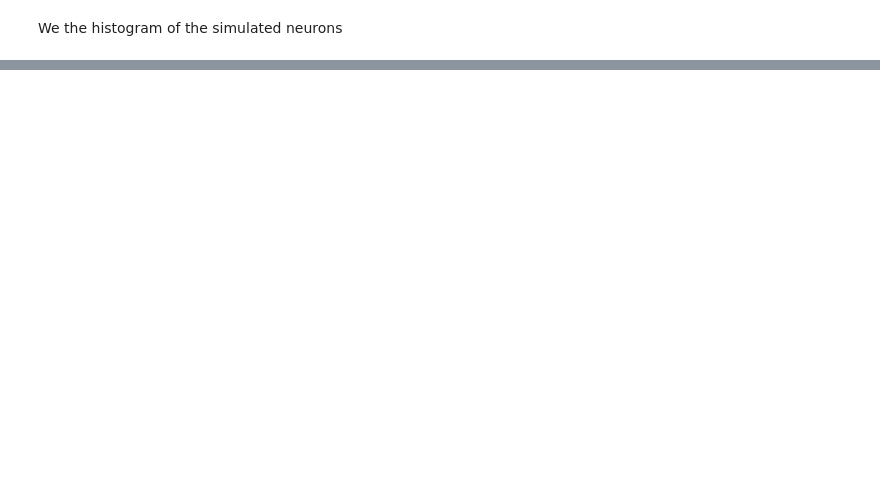
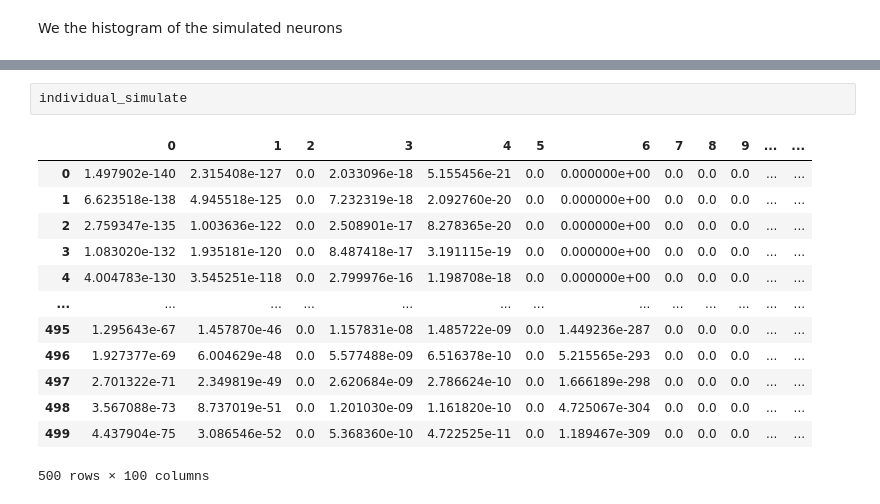
Before and after one commit to Samuel-CHLam/rnn_ergodicity, a Jupyter notebook: hidden_layer_ergodicity_final_kde.ipynb, the cells around one changed output, grey strips where cells are left out. Cells and saved outputs as stored; diff of their text form; blank space fills up the shorter version.

```diff
--- a/hidden_layer_ergodicity_final_kde.ipynb
+++ b/hidden_layer_ergodicity_final_kde.ipynb
@@ -29,3 +15,19 @@ one_simulate
+# %%
+individual_simulate
+# %% [output]
+|  | 0 | 1 | 2 | 3 | 4 | 5 | 6 | 7 | 8 | 9 | ... | ... |
+| 0 | 1.497902e-140 | 2.315408e-127 | 0.0 | 2.033096e-18 | 5.155456e-21 | 0.0 | 0.000000e+00 | 0.0 | 0.0 | 0.0 | ... | ... |
+| 1 | 6.623518e-138 | 4.945518e-125 | 0.0 | 7.232319e-18 | 2.092760e-20 | 0.0 | 0.000000e+00 | 0.0 | 0.0 | 0.0 | ... | ... |
+| 2 | 2.759347e-135 | 1.003636e-122 | 0.0 | 2.508901e-17 | 8.278365e-20 | 0.0 | 0.000000e+00 | 0.0 | 0.0 | 0.0 | ... | ... |
+| 3 | 1.083020e-132 | 1.935181e-120 | 0.0 | 8.487418e-17 | 3.191115e-19 | 0.0 | 0.000000e+00 | 0.0 | 0.0 | 0.0 | ... | ... |
+| 4 | 4.004783e-130 | 3.545251e-118 | 0.0 | 2.799976e-16 | 1.198708e-18 | 0.0 | 0.000000e+00 | 0.0 | 0.0 | 0.0 | ... | ... |
+| ... | ... | ... | ... | ... | ... | ... | ... | ... | ... | ... | ... | ... |
+| 495 | 1.295643e-67 | 1.457870e-46 | 0.0 | 1.157831e-08 | 1.485722e-09 | 0.0 | 1.449236e-287 | 0.0 | 0.0 | 0.0 | ... | ... |
+| 496 | 1.927377e-69 | 6.004629e-48 | 0.0 | 5.577488e-09 | 6.516378e-10 | 0.0 | 5.215565e-293 | 0.0 | 0.0 | 0.0 | ... | ... |
+| 497 | 2.701322e-71 | 2.349819e-49 | 0.0 | 2.620684e-09 | 2.786624e-10 | 0.0 | 1.666189e-298 | 0.0 | 0.0 | 0.0 | ... | ... |
+| 498 | 3.567088e-73 | 8.737019e-51 | 0.0 | 1.201030e-09 | 1.161820e-10 | 0.0 | 4.725067e-304 | 0.0 | 0.0 | 0.0 | ... | ... |
+| 499 | 4.437904e-75 | 3.086546e-52 | 0.0 | 5.368360e-10 | 4.722525e-11 | 0.0 | 1.189467e-309 | 0.0 | 0.0 | 0.0 | ... | ... |
+500 rows × 100 columns
 # %%
 fig, ax = plt.subplots(figsize=(5,4))
 
```
Also changed, not shown: parts of 6 cells of this notebook, 5 other files.
